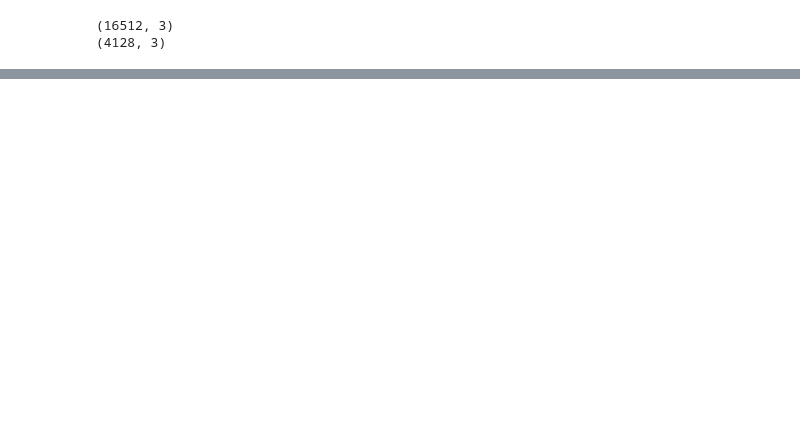
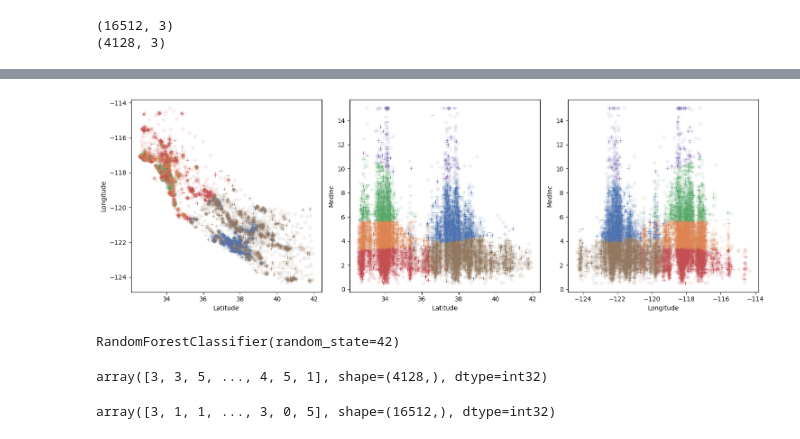
Before and after one commit to Adrian-Mas/Proyecto_K_means, a Jupyter notebook: src/explore.ipynb, the cells around one changed output, grey strips where cells are left out. Cells and saved outputs as stored; diff of their text form; code cells hidden in the pictures; blank space fills up the shorter version.

```diff
--- a/src/explore.ipynb
+++ b/src/explore.ipynb
@@ -102,0 +95,6 @@ KMeans(n_clusters=6, random_state=42)
+# %%
+# Realizar predicciones con datos nuevos
+y_test = list(model.predict(X_test))
+X_test["cluster"] = y_test
+
+X_test.head()
@@ -102,0 +108,54 @@ KMeans(n_clusters=6, random_state=42)
+# %%
+#Graficamos añadiendo a X_train los resultados del X_test
+fig, axis = plt.subplots(1, 3, figsize = (15, 5))
+
+sns.scatterplot(ax = axis[0], data = X_train, x = "Latitude", y = "Longitude", hue = "cluster", palette = "deep", alpha = 0.1)
+sns.scatterplot(ax = axis[1], data = X_train, x = "Latitude", y = "MedInc", hue = "cluster", palette = "deep" , alpha =0.1)
+sns.scatterplot(ax = axis[2], data = X_train, x = "Longitude", y = "MedInc", hue = "cluster", palette = "deep",  alpha =0.1)
+
+sns.scatterplot(ax = axis[0], data = X_test, x = "Latitude", y = "Longitude", hue = "cluster", palette = "deep", marker="+")
+sns.scatterplot(ax = axis[1], data = X_test, x = "Latitude", y = "MedInc", hue = "cluster", palette = "deep", marker ="+")
+sns.scatterplot(ax = axis[2], data = X_test, x = "Longitude", y = "MedInc", hue = "cluster", palette = "deep",  marker ="+")
+plt.tight_layout()
+
+plt.tight_layout()
+
+for ax in axis:
+    ax.legend([],[], frameon=False)
+
+plt.show()
+# %% [output]
+[figure, added]
+# %%
+#Aplicamos un modelo
+
+from sklearn import tree
+from sklearn.ensemble import RandomForestClassifier
+from sklearn.ensemble import RandomForestRegressor
+
+from sklearn.metrics import accuracy_score
+from sklearn.metrics import f1_score
+from sklearn.metrics import precision_score
+from sklearn.metrics import recall_score
+from sklearn.metrics import classification_report
+
+
+#En este caso Randomforest
+
+model = RandomForestClassifier(random_state = 42)
+
+# entrenamiento
+model.fit(X_train, y_train)
+# %% [output]
+RandomForestClassifier(random_state=42)
+# %%
+#Predicciones train y test
+y_pred_test = model.predict(X_test)
+y_pred_test
+# %% [output]
+array([3, 3, 5, ..., 4, 5, 1], shape=(4128,), dtype=int32)
+# %%
+y_pred_train = model.predict(X_train)
+y_pred_train
+# %% [output]
+array([3, 1, 1, ..., 3, 0, 5], shape=(16512,), dtype=int32)
```
Also changed, not shown: parts of 17 cells of this notebook.
